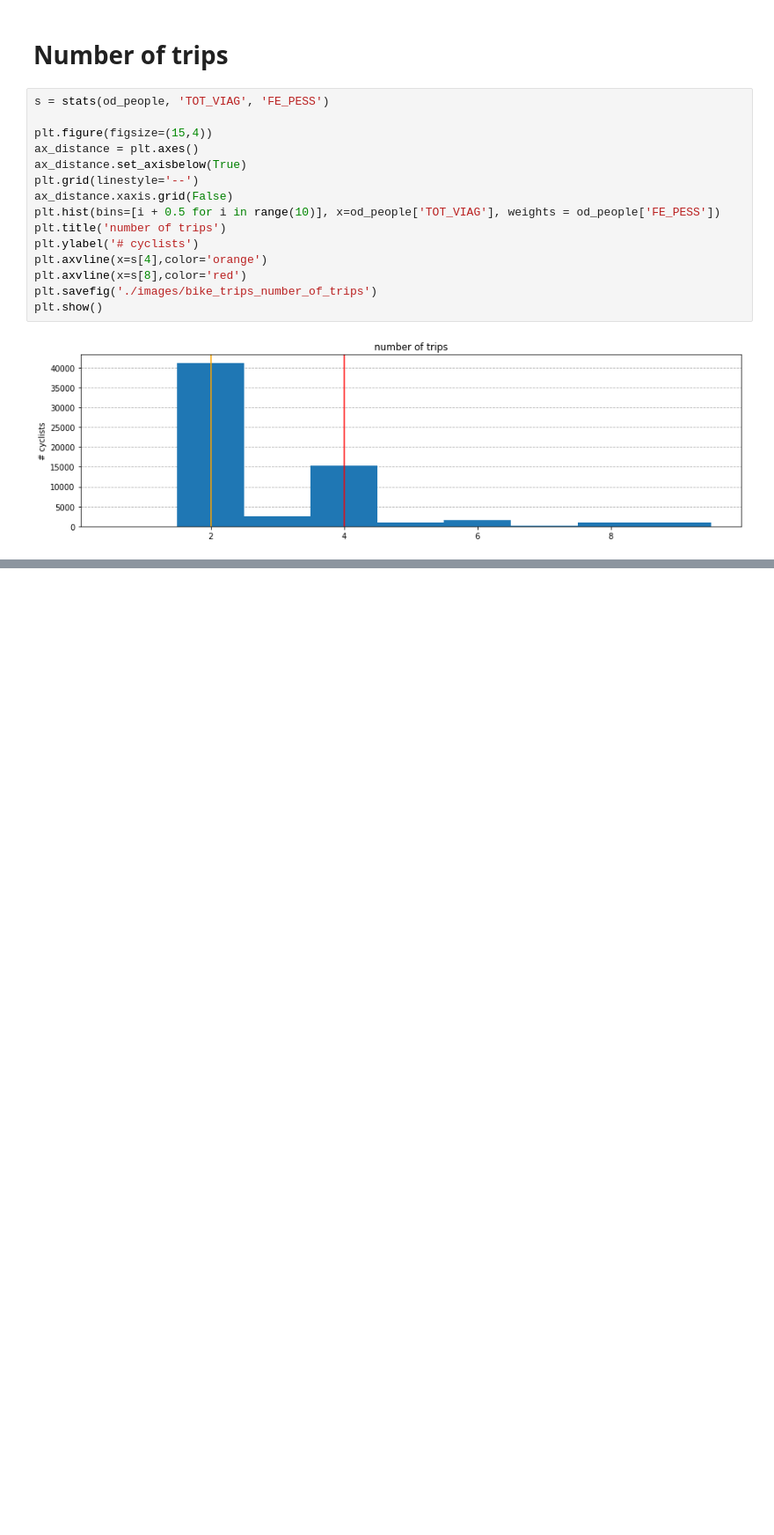
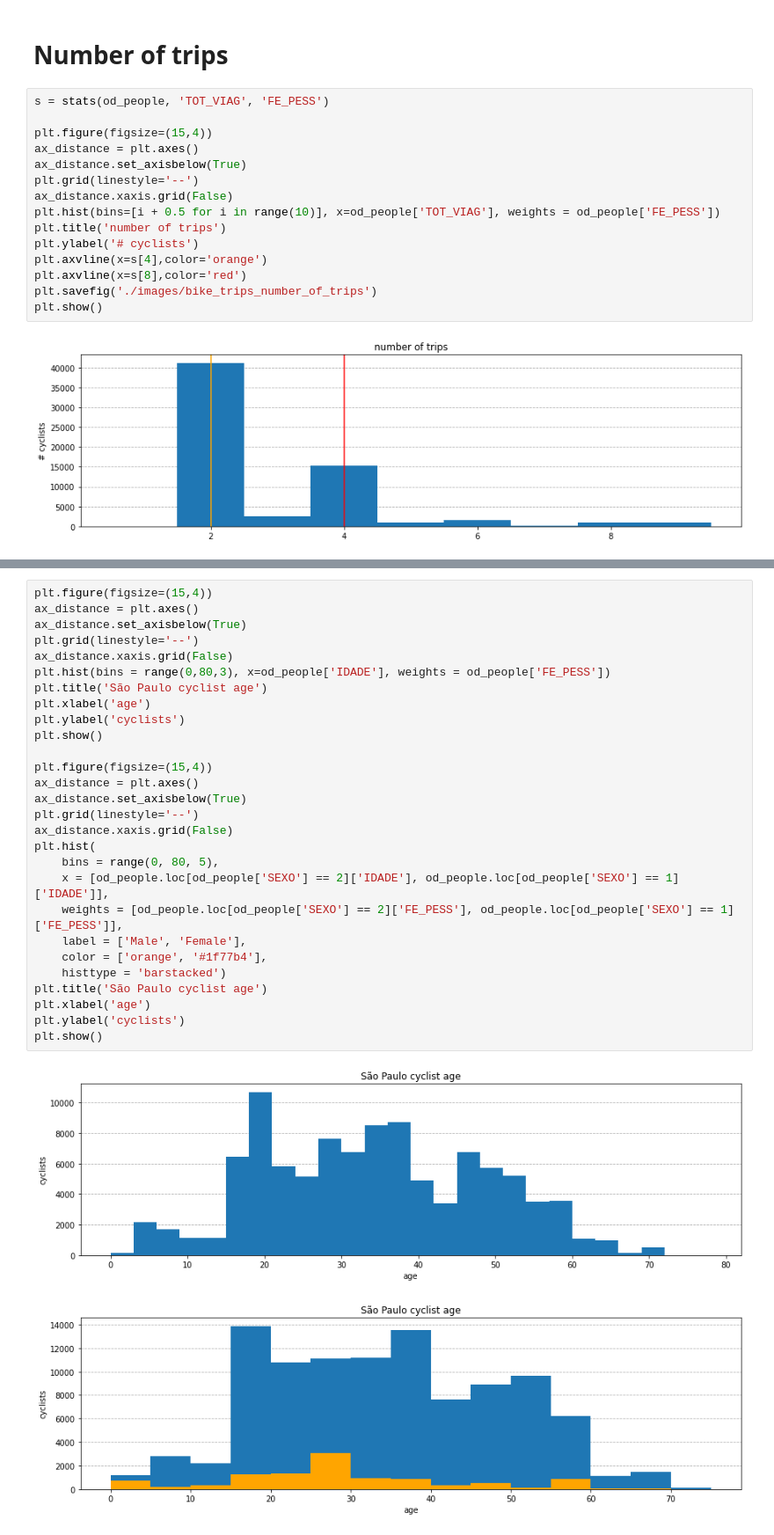
Before and after one commit to pepedrog/SP-Cycling-Potential, a Jupyter notebook: codigo/Potencial Ciclavel.ipynb, the cells around one changed output, grey strips where cells are left out. Shown at 88% size. Drawn from its saved outputs; the diff is of its cells as text; blank space fills up the shorter version.

```diff
--- a/codigo/Potencial Ciclavel.ipynb
+++ b/codigo/Potencial Ciclavel.ipynb
@@ -987,0 +1110,31 @@ plt.show()
+# %%
+plt.figure(figsize=(15,4))
+ax_distance = plt.axes()
+ax_distance.set_axisbelow(True)
+plt.grid(linestyle='--')
+ax_distance.xaxis.grid(False)
+plt.hist(bins = range(0,80,3), x=od_people['IDADE'], weights = od_people['FE_PESS'])
+plt.title('São Paulo cyclist age')
+plt.xlabel('age')
+plt.ylabel('cyclists')
+plt.show()
+
+plt.figure(figsize=(15,4))
+ax_distance = plt.axes()
+ax_distance.set_axisbelow(True)
+plt.grid(linestyle='--')
+ax_distance.xaxis.grid(False)
+plt.hist(
+    bins = range(0, 80, 5),
+    x = [od_people.loc[od_people['SEXO'] == 2]['IDADE'], od_people.loc[od_people['SEXO'] == 1]['IDADE']],
+    weights = [od_people.loc[od_people['SEXO'] == 2]['FE_PESS'], od_people.loc[od_people['SEXO'] == 1]['FE_PESS']],
+    label = ['Male', 'Female'],
+    color = ['orange', '#1f77b4'],
+    histtype = 'barstacked')
+plt.title('São Paulo cyclist age')
+plt.xlabel('age')
+plt.ylabel('cyclists')
+plt.show()
+# %% [output]
+[figure, added]
+[figure, added]
```
Also changed, not shown: parts of 9 cells of this notebook, 46 other files.
